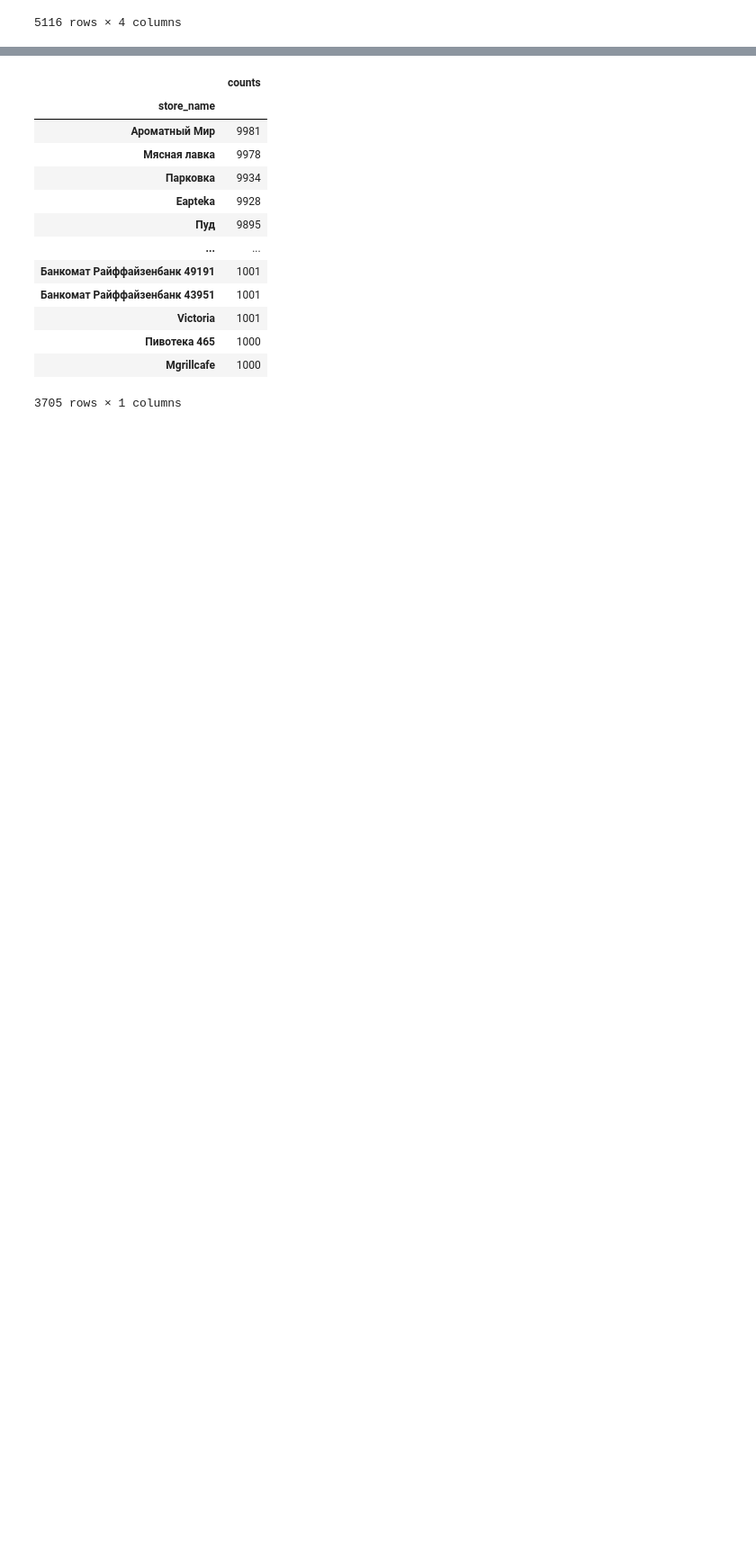
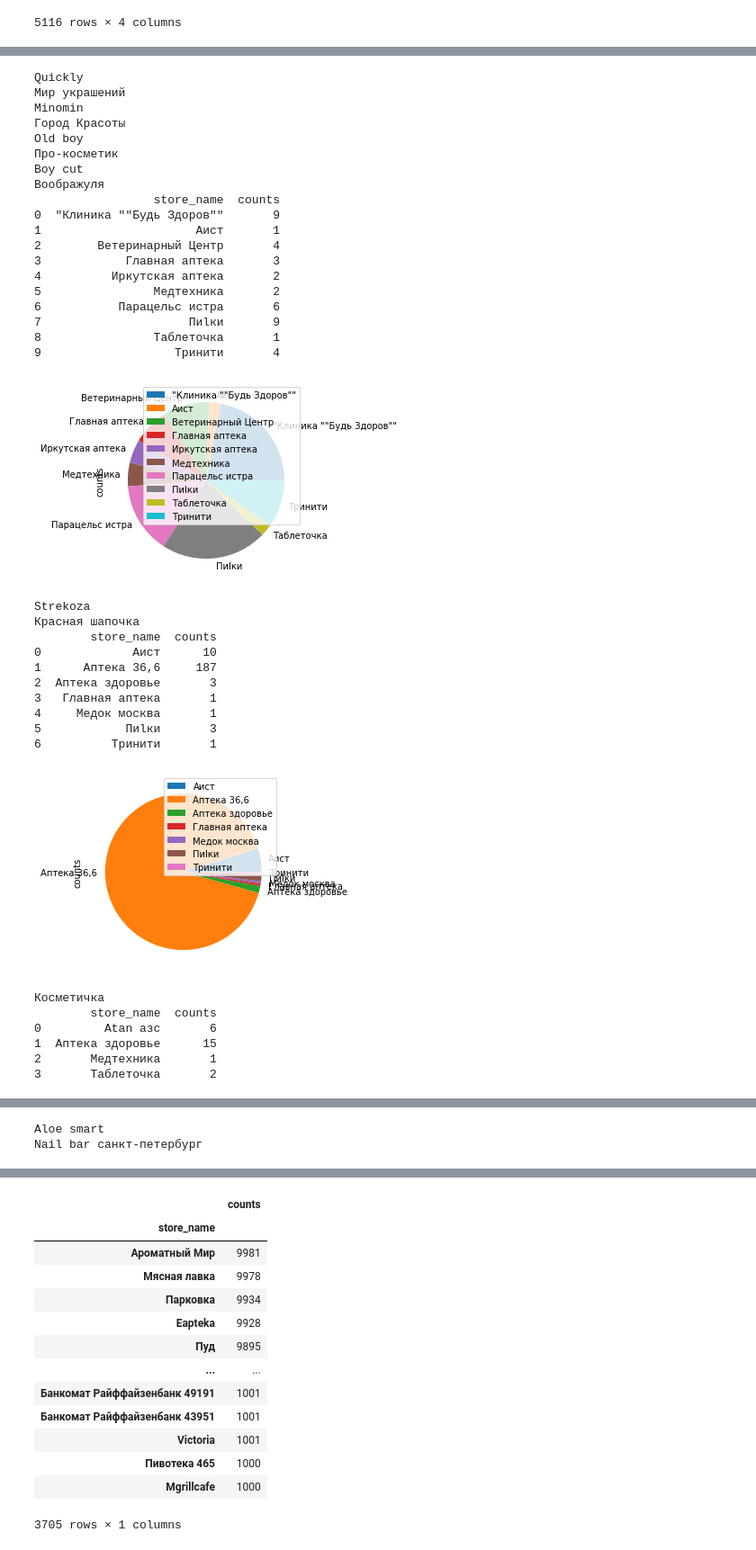
Before and after one commit to korney3/RaifHackDS29, a Jupyter notebook: Data Analysis.ipynb, the cells around one changed output, grey strips where cells are left out. Shown at 90% size. Saved outputs shown, nothing was run; the diff lists cells and outputs as text; code cells hidden in the pictures; blank space fills up the shorter version.

```diff
--- a/Data Analysis.ipynb
+++ b/Data Analysis.ipynb
@@ -626,0 +863,53 @@ small_business[small_business.counts>100]
+# %%
+med_clients = transactions_with_clients_and_merch[transactions_with_clients_and_merch.store_name.isin(Medical_small_business_largest_income.values)]
+# %%
+beauty_clients = transactions_with_clients_and_merch[transactions_with_clients_and_merch.store_name.isin(Beauty_small_business_largest_income.values)]
+# %%
+for taxi_name in Beauty_small_business_largest_income:
+    print(taxi_name)
+    def_taxi_clients = beauty_clients[beauty_clients.store_name==taxi_name].cnum
+    alco_clients_taxi = med_clients[med_clients.cnum.isin(def_taxi_clients)].groupby('store_name').size().reset_index(name='counts')
+    if alco_clients_taxi.counts.sum()<20:
+        continue
+    print(alco_clients_taxi)
+    alco_clients_taxi = alco_clients_taxi.set_index('store_name')
+    alco_clients_taxi.plot.pie(y='counts')
+    plt.show()
+# %% [output]
+Quickly
+Мир украшений
+Minomin
+Город Красоты
+Old boy
+Про-косметик
+Boy cut
+Воображуля
+                 store_name  counts
+0  "Клиника ""Будь Здоров""       9
+1                      Аист       1
+2        Ветеринарный Центр       4
+3            Главная аптека       3
+4          Иркутская аптека       2
+5                Медтехника       2
+6           Парацельс истра       6
+7                     Пиlки       9
+8                Таблеточка       1
+9                   Тринити       4
+[figure, added]
+Strekoza
+Красная шапочка
+        store_name  counts
+0             Аист      10
+1      Аптека 36,6     187
+2  Аптека здоровье       3
+3   Главная аптека       1
+4     Медок москва       1
+5            Пиlки       3
+6          Тринити       1
+[figure, added]
+Косметичка
+        store_name  counts
+0         Atan азс       6
+1  Аптека здоровье      15
+2       Медтехника       1
+3       Таблеточка       2
@@ -626,0 +943,2 @@ small_business[small_business.counts>100]
+Aloe smart
+Nail bar санкт-петербург
```
Also changed, not shown: parts of 56 cells of this notebook.
